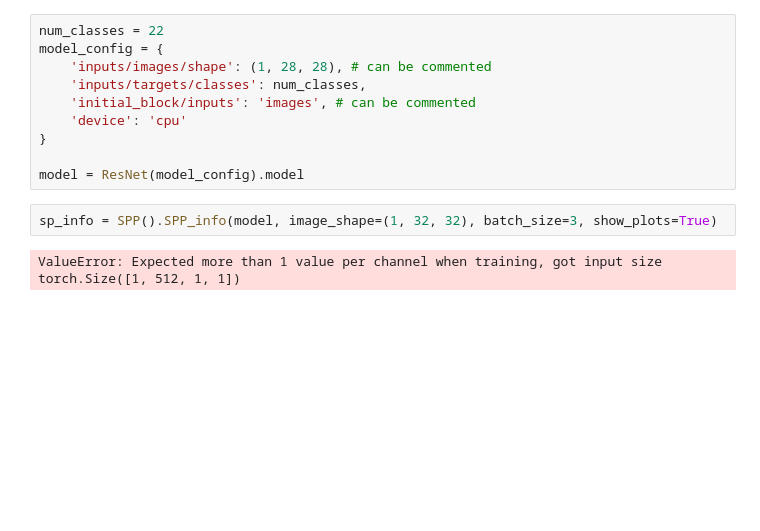
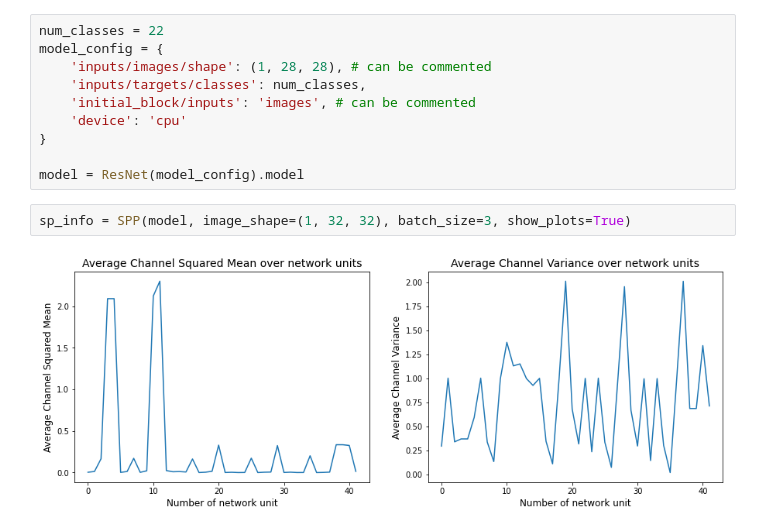
Before and after one commit to RisaMagpie/neuronets, a Jupyter notebook: SPP.ipynb, the cells around one changed output. Saved outputs shown, nothing was run; the diff lists cells and outputs as text; blank space fills up the shorter version.

```diff
--- a/SPP.ipynb
+++ b/SPP.ipynb
@@ -270,9 +168,9 @@ model_config = {
 
 model = ResNet(model_config).model
 # %%
-sp_info = SPP().SPP_info(model, image_shape=(1, 32, 32), batch_size=3, show_plots=True)
+sp_info = SPP(model, image_shape=(1, 32, 32), batch_size=3, show_plots=True)
 # %% [output]
-ValueError: Expected more than 1 value per channel when training, got input size torch.Size([1, 512, 1, 1])
+[figure, added]
 # %%
 print(len(sp_info.statistics['Average Channel Squared Mean'])) # must be 42
 print(sp_info.instances)
```
Also changed, not shown: parts of 8 cells of this notebook.
